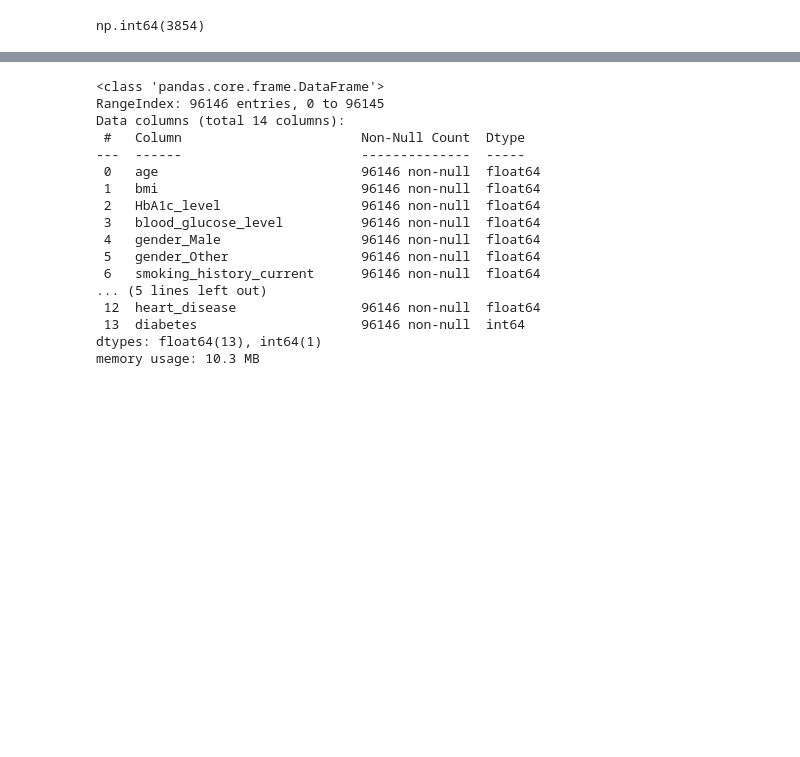
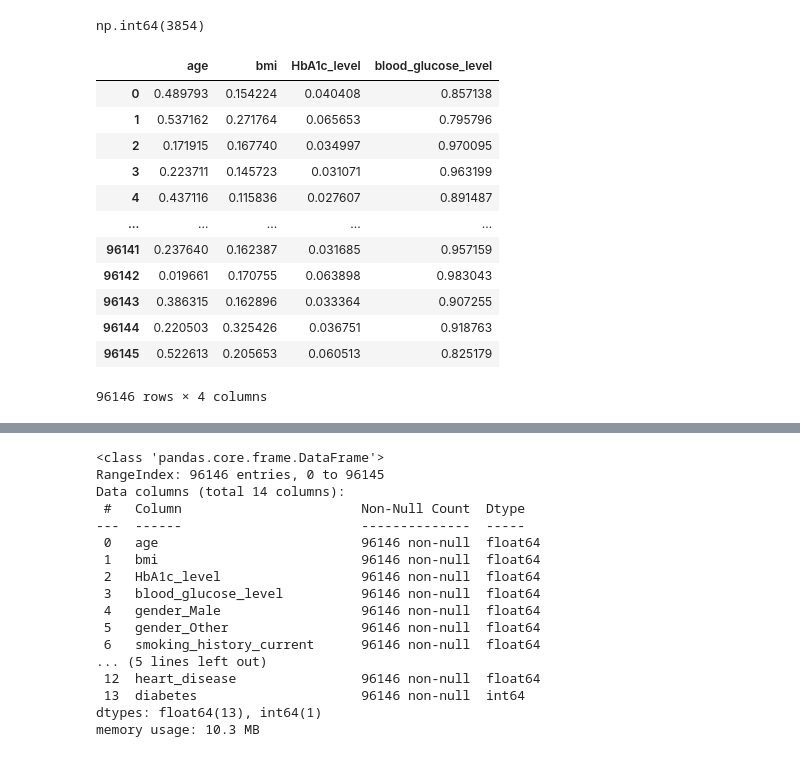
Before and after one commit to rogerioferreira/MVP-Machine_Learning-PUC-RIO, a Jupyter notebook: notebooks/ml-03.ipynb, the cells around one changed output, grey strips where cells are left out. Drawn from its saved outputs; the diff is of its cells as text; code cells hidden in the pictures; blank space fills up the shorter version.

```diff
--- a/notebooks/ml-03.ipynb
+++ b/notebooks/ml-03.ipynb
@@ -127,3 +129,36 @@ del df_scaled
 df[["hypertension", "heart_disease"]] = df[["hypertension", "heart_disease"]].astype(
     "float64"
 )
+# %%
+df[
+    [
+        "age",
+        "bmi",
+        "HbA1c_level",
+        "blood_glucose_level",
+        # "gender_Male",
+        # "gender_Other",
+        # "smoking_history_current",
+        # "smoking_history_ever",
+        # "smoking_history_former",
+        # "smoking_history_never",
+        # "smoking_history_not current",
+        # "hypertension",
+        # "heart_disease",
+        # "diabetes",
+    ]
+]
+# %% [output]
+|  | age | bmi | HbA1c_level | blood_glucose_level |
+| 0 | 0.489793 | 0.154224 | 0.040408 | 0.857138 |
+| 1 | 0.537162 | 0.271764 | 0.065653 | 0.795796 |
+| 2 | 0.171915 | 0.167740 | 0.034997 | 0.970095 |
+| 3 | 0.223711 | 0.145723 | 0.031071 | 0.963199 |
+| 4 | 0.437116 | 0.115836 | 0.027607 | 0.891487 |
+| ... | ... | ... | ... | ... |
+| 96141 | 0.237640 | 0.162387 | 0.031685 | 0.957159 |
+| 96142 | 0.019661 | 0.170755 | 0.063898 | 0.983043 |
+| 96143 | 0.386315 | 0.162896 | 0.033364 | 0.907255 |
+| 96144 | 0.220503 | 0.325426 | 0.036751 | 0.918763 |
+| 96145 | 0.522613 | 0.205653 | 0.060513 | 0.825179 |
+96146 rows × 4 columns
```
Also changed, not shown: parts of 6 cells of this notebook.
